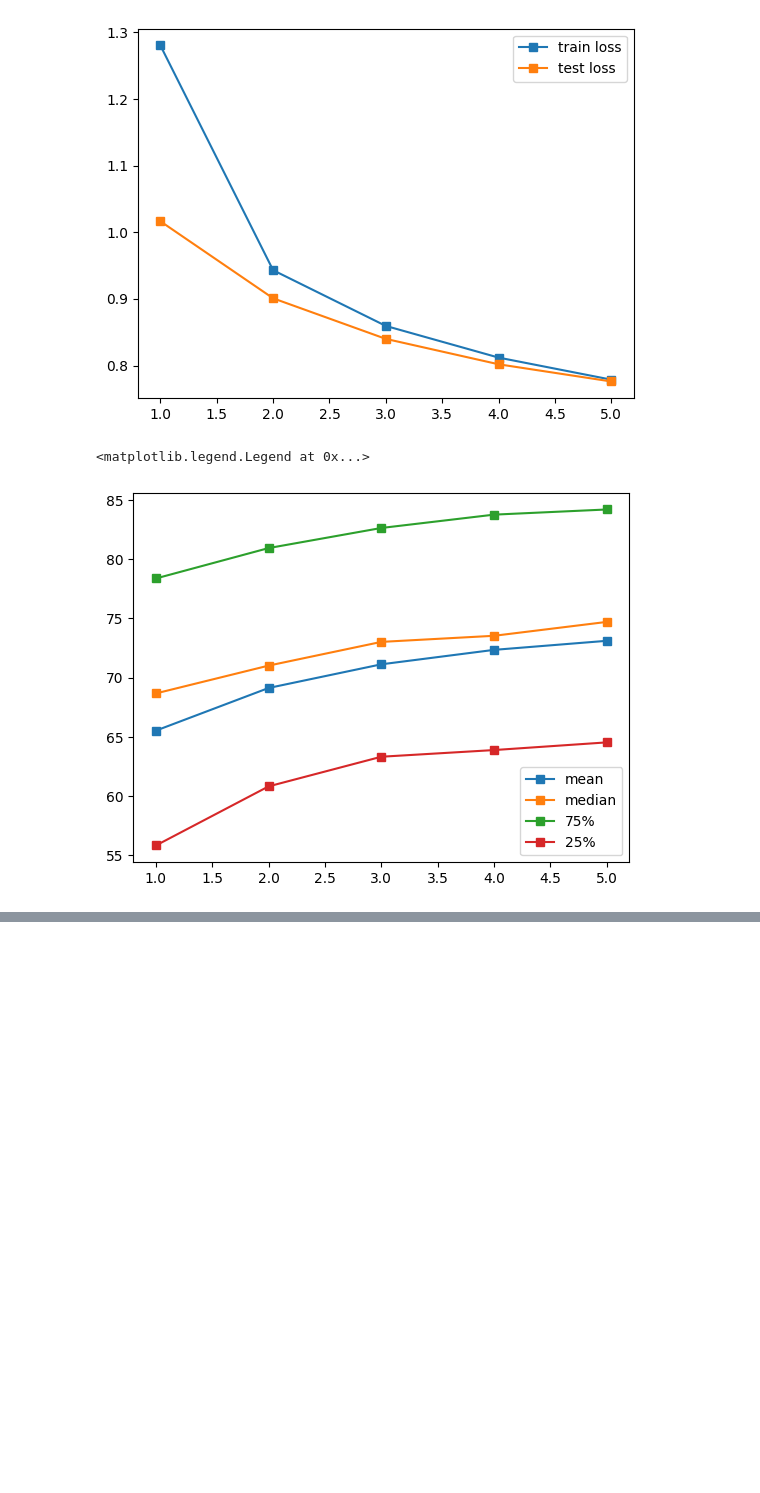
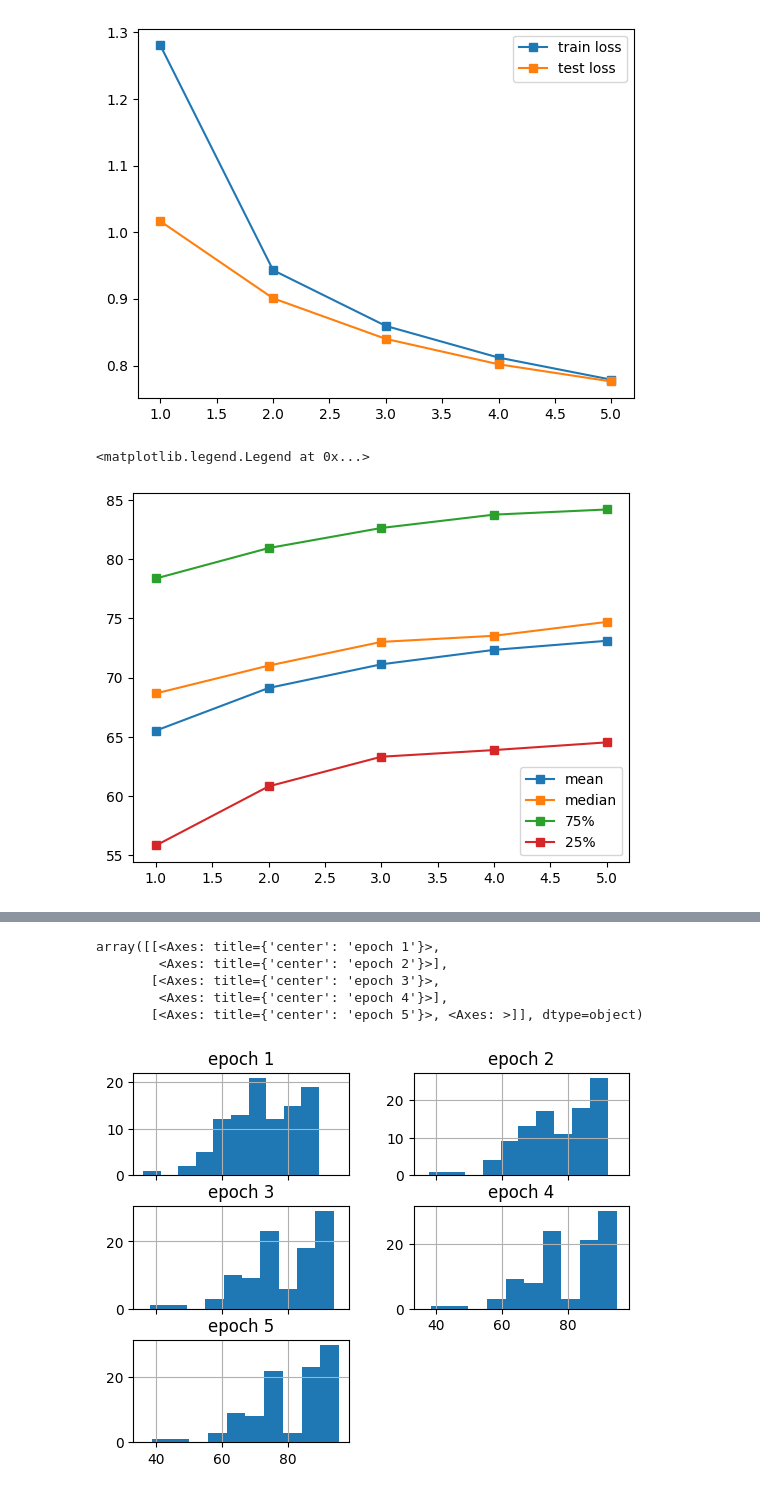
Before and after one commit to AS0berle/generalization-preconditioning, a Jupyter notebook: direct/linprog_model_study.ipynb, the cells around one changed output, grey strips where cells are left out. Cells and saved outputs as stored; diff of their text form; code cells hidden in the pictures; blank space fills up the shorter version.

Commit message:
Run study on standard models for comparison to LP models

```diff
--- a/direct/linprog_model_study.ipynb
+++ b/direct/linprog_model_study.ipynb
@@ -231,6 +259,29 @@ def train_many(num_to_train=2, epochs=5, lr=.01, batch_size_train=64, batch_size
 
     collected_results = CollectedResults(results)
     return collected_results
+
+def train_many_standard(num_to_train=2, epochs=5, lr=.01, batch_size_train=64, batch_size_test=1000):
+    train_loader = DataLoader(MNIST('images/', train=True, download=True,
+                               transform=torchvision.transforms.Compose([
+                               torchvision.transforms.ToTensor(),
+                               torchvision.transforms.Normalize((MNIST_MEAN,), (MNIST_STD,))
+                               ])),
+                          batch_size=batch_size_train, shuffle=True, pin_memory=False)
+
+    test_loader = DataLoader(MNIST('images/', train=False, download=True,
+                                   transform=torchvision.transforms.Compose([
+                                   torchvision.transforms.ToTensor(),
+                                   torchvision.transforms.Normalize((MNIST_MEAN,), (MNIST_STD,))
+                                   ])),
+                             batch_size=batch_size_test, shuffle=True)
+    results = []
+    for i in range(num_to_train):
+        results.append(train_standard_model(train_loader, test_loader, epochs, lr))
+
+        print(f"Finished {i+1}/{num_to_train}")
+
+    collected_results = CollectedResults(results)
+    return collected_results
 # %%
 batch_size_train = 64
 batch_size_test = 1000
@@ -411,3 +462,7 @@ plt.legend()
 # %% [output]
 <matplotlib.legend.Legend at 0x...>
 [figure]
+# %%
+start = time.time()
+std_result = train_many_standard(num_to_train=100)
+print(f"Took {(time.time() - start) / 60} minutes")
@@ -413,0 +492,5 @@ plt.legend()
+# %%
+std_train_df = pd.DataFrame(data=std_result.train_losses, columns=[f'epoch {x+1}' for x in range(5)])
+std_test_loss_df = pd.DataFrame(data=std_result.test_losses, columns=[f'epoch {x+1}' for x in range(5)])
+std_test_acc_df = pd.DataFrame(data=std_result.test_accs, columns=[f'epoch {x+1}' for x in range(5)])
+std_zero_count_df = pd.DataFrame(data=std_result.zero_counts, columns=("before training", "after training"))
@@ -413,0 +509,9 @@ plt.legend()
+# %%
+std_test_acc_df.hist(sharex=True)
+# %% [output]
+array([[<Axes: title={'center': 'epoch 1'}>,
+        <Axes: title={'center': 'epoch 2'}>],
+       [<Axes: title={'center': 'epoch 3'}>,
+        <Axes: title={'center': 'epoch 4'}>],
+       [<Axes: title={'center': 'epoch 5'}>, <Axes: >]], dtype=object)
+[figure, added]
```
Also changed, not shown: parts of 6 cells of this notebook.
